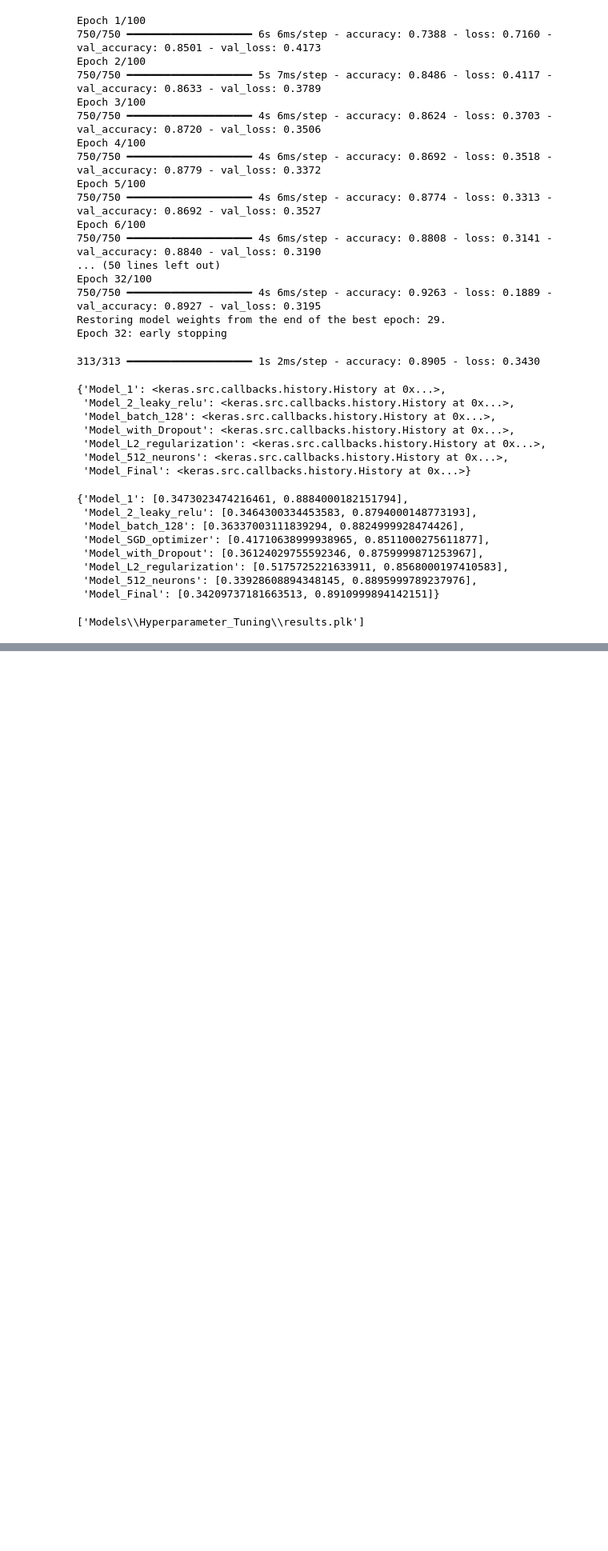
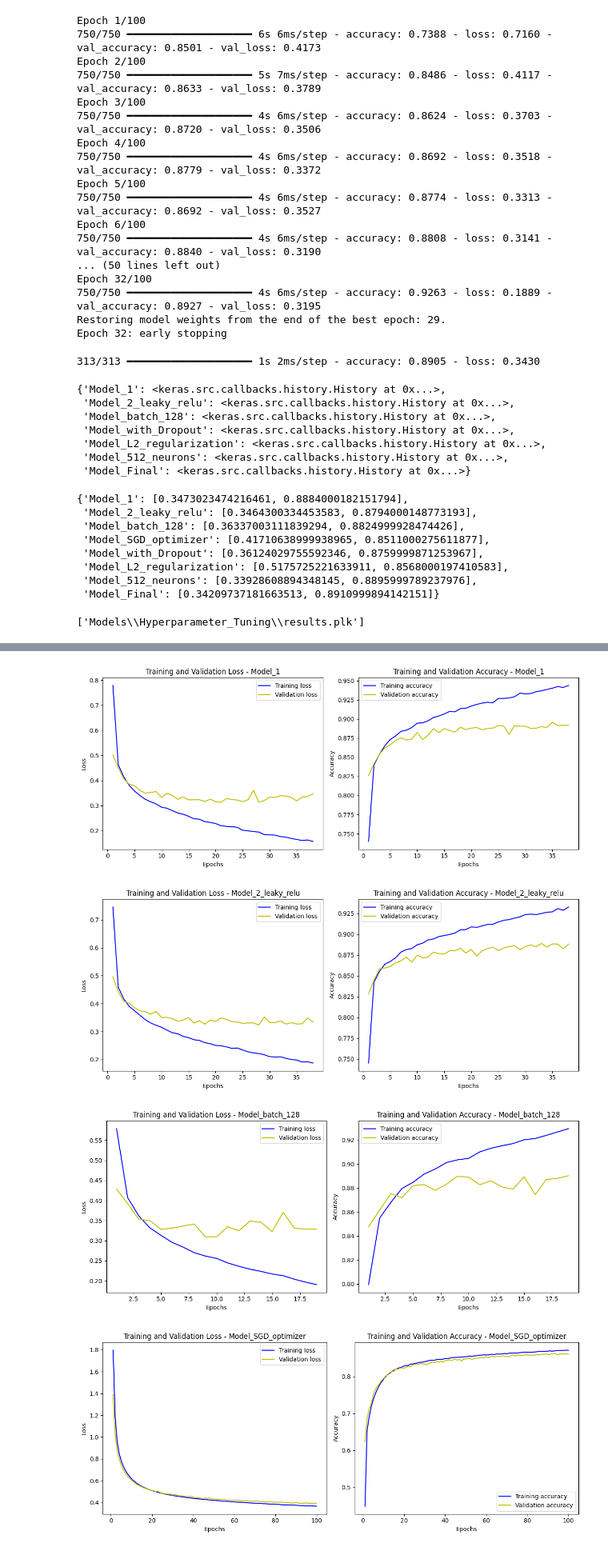
Before and after one commit to bohdin/ML, a Jupyter notebook: Hyperparameter_Tuning.ipynb, the cells around one changed output, grey strips where cells are left out. Shown at 80% size. Cells and saved outputs as stored; diff of their text form; code cells hidden in the pictures; blank space fills up the shorter version.

```diff
--- a/Hyperparameter_Tuning.ipynb
+++ b/Hyperparameter_Tuning.ipynb
@@ -521,0 +522,4 @@ Visualisation
+# %%
+results = joblib.load('Models\\Hyperparameter_Tuning\\results.plk')
+models_history = {}
+models = {}
@@ -521,0 +554,41 @@ Visualisation
+# %%
+def plot_history(history, model_name):
+
+    loss = history.history['loss']
+    val_loss = history.history.get('val_loss', None)
+    acc = history.history.get('accuracy', None)
+    val_acc = history.history.get('val_accuracy', None)
+
+    epochs = range(1, len(loss) + 1)
+
+
+    plt.figure(figsize=(12, 5))
+
+
+    plt.subplot(1, 2, 1)
+    plt.plot(epochs, loss, color='b', label='Training loss')
+    plt.plot(epochs, val_loss, color='y', label='Validation loss')
+    plt.title(f'Training and Validation Loss - {model_name}')
+    plt.xlabel('Epochs')
+    plt.ylabel('Loss')
+    plt.legend()
+
+
+    plt.subplot(1, 2, 2)
+    plt.plot(epochs, acc, color='b', label='Training accuracy')
+    plt.plot(epochs, val_acc, color='y', label='Validation accuracy')
+    plt.title(f'Training and Validation Accuracy - {model_name}')
+    plt.xlabel('Epochs')
+    plt.ylabel('Accuracy')
+    plt.legend()
+
+    plt.tight_layout()
+    plt.show()
+# %%
+for model_name, history in models_history.items():
+    plot_history(history, model_name)
+# %% [output]
+[figure, added]
+[figure, added]
+[figure, added]
+[figure, added]
```
Also changed, not shown: parts of 8 cells of this notebook.
